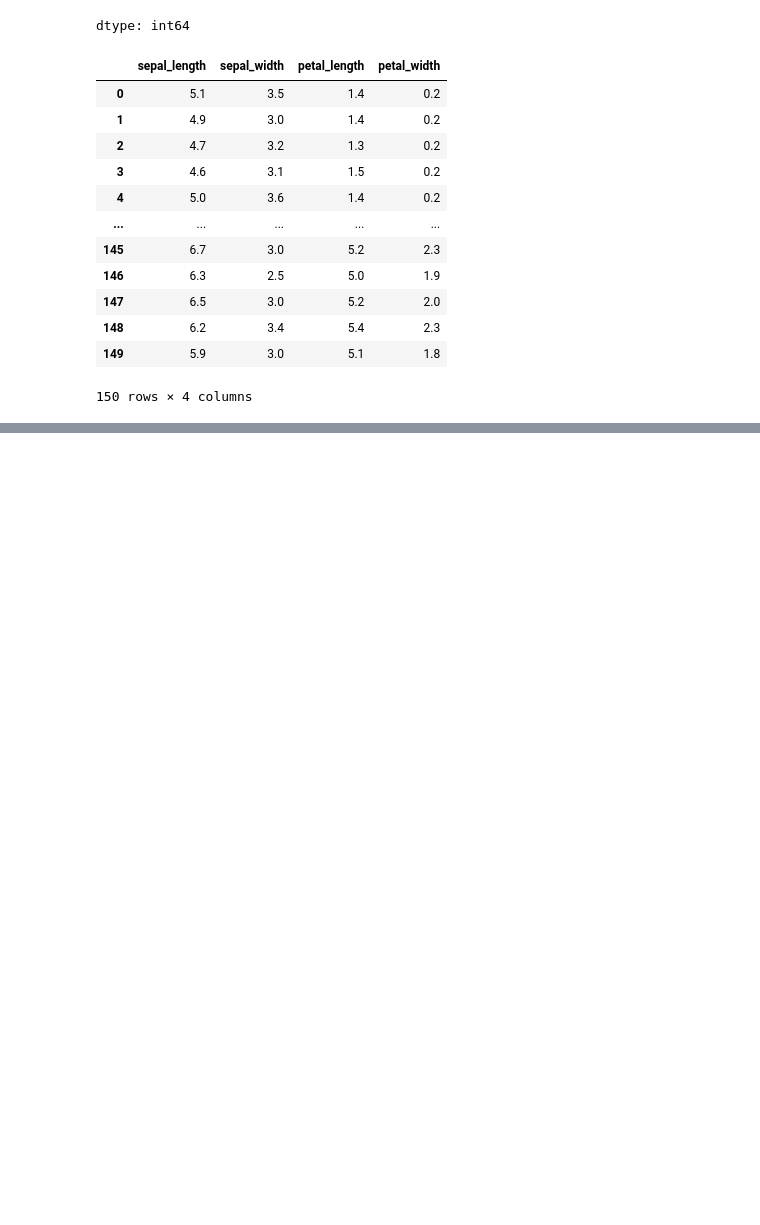
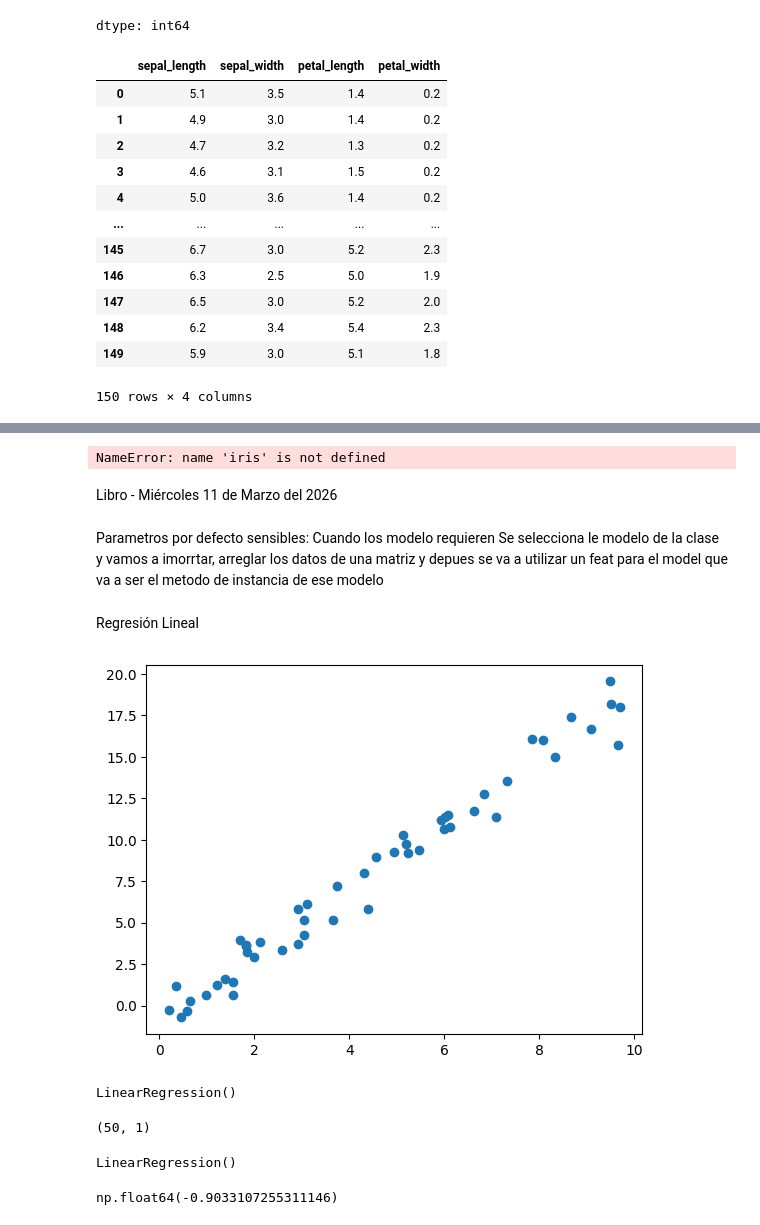
Before and after one commit to paolanavarror/mineria-de-datos, a Jupyter notebook: MineriaDeDatos.ipynb, the cells around one changed output, grey strips where cells are left out. Drawn from its saved outputs; the diff is of its cells as text; code cells hidden in the pictures; blank space fills up the shorter version.

Commit message:
S8-P2_Introducción a Scikit-Learn parte 2

```diff
--- a/MineriaDeDatos.ipynb
+++ b/MineriaDeDatos.ipynb
@@ -1703,0 +1710,7 @@ X
+# %%
+X_iris = iris.drop('species', axis=1)
+X_iris.shape
+# %% [output]
+NameError: name 'iris' is not defined
+# %% [markdown]
+Libro - Miércoles 11 de Marzo del 2026
@@ -1703,0 +1719,31 @@ X
+# %% [markdown]
+Parametros por defecto sensibles: Cuando los modelo requieren
+Se selecciona le modelo de la clase y vamos a imorrtar, arreglar los datos de una matriz y depues se va a utilizar un feat para el model que va a ser el metodo de instancia de ese modelo
+# %% [markdown]
+Regresión Lineal
+# %%
+import matplotlib.pyplot as plt
+import numpy as np
+
+rng = np.random.RandomState(42)
+x = 10 * rng.rand(50)
+y = 2 * x - 1 + rng.randn(50) #genera una recta mutiplica por dos para la pendiente
+plt.scatter(x, y); #Genera un a grafica que va del 0-10 y unos cuantos valores negativos en y
+# %% [output]
+[figure, added]
+# %%
+from sklearn.linear_model import LinearRegression #De slean learn vamos a importar la clase de regresión leineal
+#Seleccionamos los hiperparametros
+model = LinearRegression(fit_intercept=True) #En este caso solo le pasmos un solo hyperparametrp llamado fit
+model
+# %% [output]
+LinearRegression()
+# %%
+X = x[:, np.newaxis]
+X.shape
+# %% [output]
+(50, 1)
+# %%
+model.fit(X, y)
+# %% [output]
+LinearRegression()
@@ -1703,0 +1752,4 @@ X
+# %%
+model.intercept_ #El valor independiente, es decir el valor que cruzza por el eje de las y
+# %% [output]
+np.float64(-0.9033107255311146)
```
Also changed, not shown: parts of 35 cells of this notebook.
